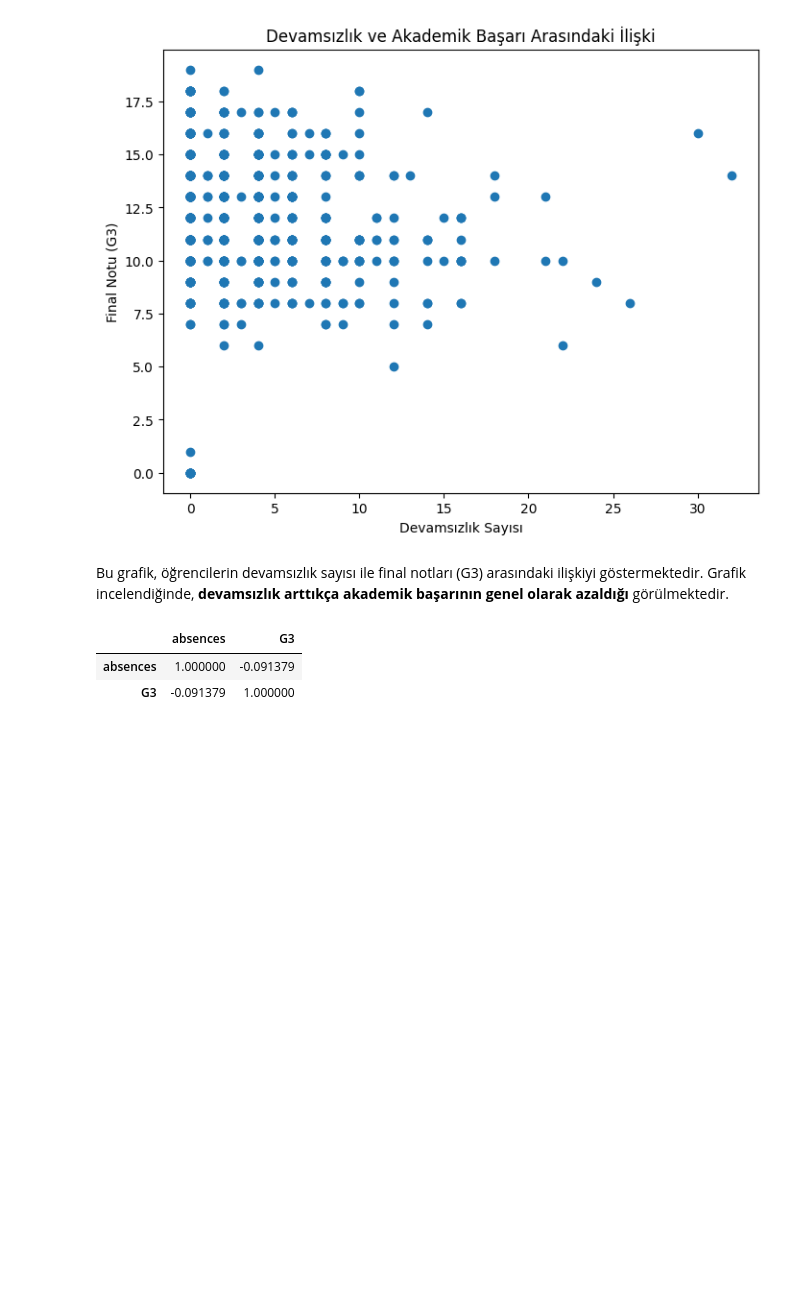
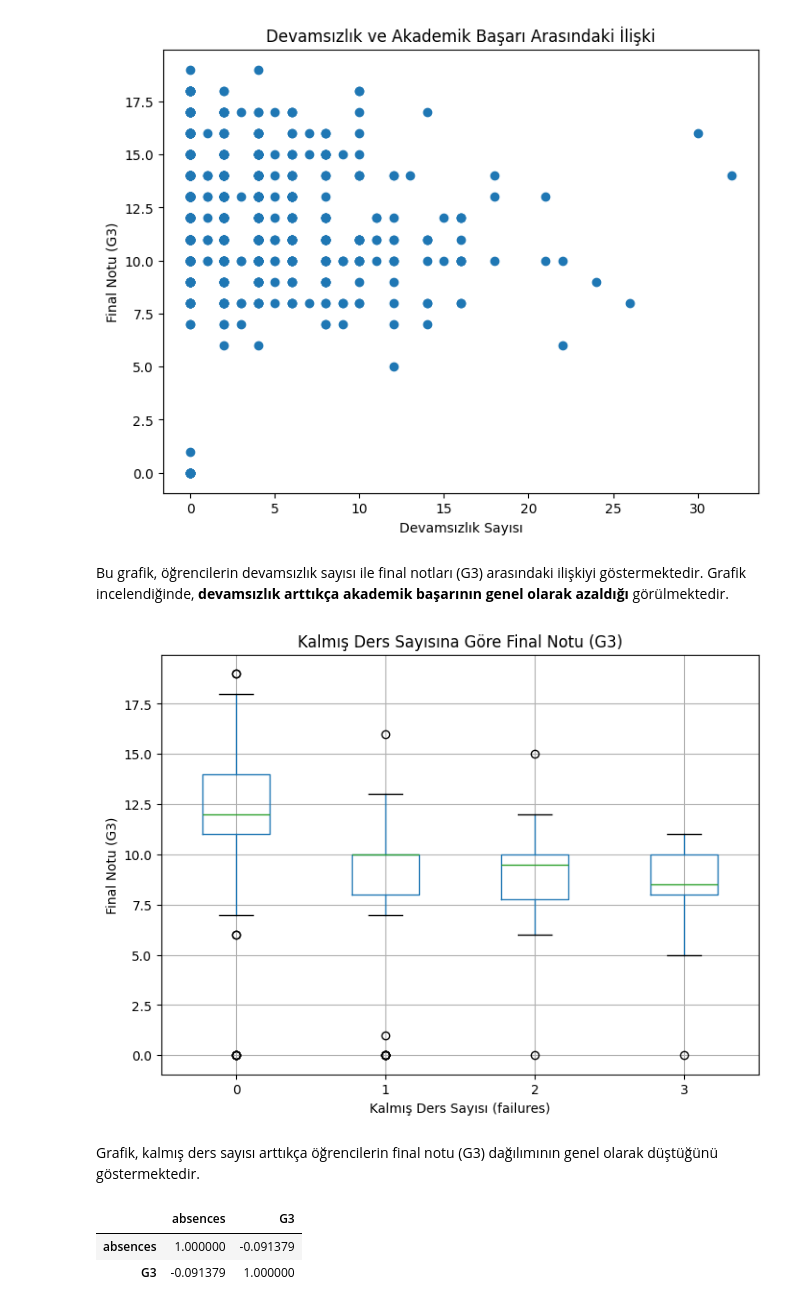
Before and after one commit to ferhanbyr/data-analysis-project, a Jupyter notebook: BitirmeProjesi.ipynb, the cells around one changed output. Saved outputs shown, nothing was run; the diff lists cells and outputs as text; code cells hidden in the pictures; blank space fills up the shorter version.

Commit message:
Update data analysis and improve visualizations

```diff
--- a/BitirmeProjesi.ipynb
+++ b/BitirmeProjesi.ipynb
@@ -225,6 +225,22 @@ plt.show()
 [figure]
 # %% [markdown]
 Bu grafik, öğrencilerin devamsızlık sayısı ile final notları (G3) arasındaki ilişkiyi göstermektedir. Grafik incelendiğinde, **devamsızlık arttıkça akademik başarının genel olarak azaldığı** görülmektedir.
+# %%
+# Kalmış ders sayısına (failures) göre final notu (G3) dağılımını boxplot ile görselleştiriyoruz
+df.boxplot(column='G3', by='failures', figsize=(8,6))
+
+# Grafik başlık ve eksen isimlendirmeleri
+plt.title('Kalmış Ders Sayısına Göre Final Notu (G3)')
+plt.suptitle('')  # Otomatik gelen üst başlığı kaldırıyoruz
+plt.xlabel('Kalmış Ders Sayısı (failures)')
+plt.ylabel('Final Notu (G3)')
+
+# Grafiği ekrana çizdiriyoruz
+plt.show()
+# %% [output]
+[figure, added]
+# %% [markdown]
+Grafik, kalmış ders sayısı arttıkça öğrencilerin final notu (G3) dağılımının genel olarak düştüğünü göstermektedir.
 # %%
 # Devamsızlık (absences) ile final notu (G3) arasındaki doğrusal ilişkiyi incelemek için korelasyon analizi
 df[['absences', 'G3']].corr()
```
Also changed, not shown: parts of 4 cells of this notebook.
